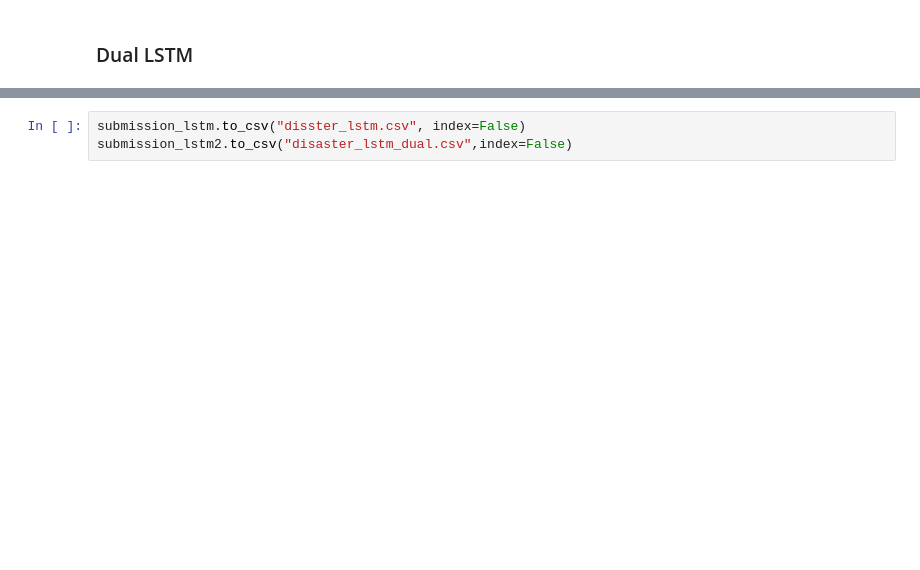
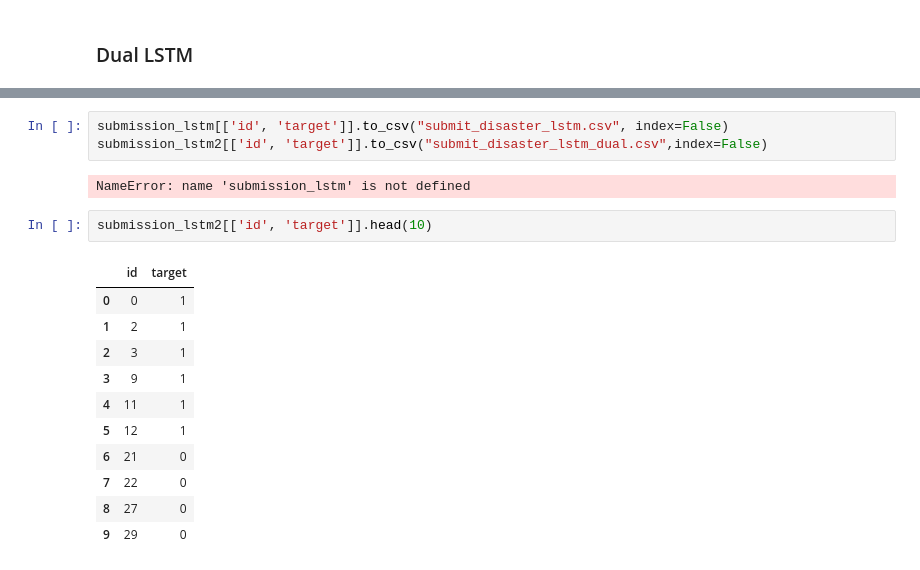
Before and after one commit to yogeshpv/DataScience, a Jupyter notebook: MSDS422_PracticalML/Assignment8/LanguageModelingRNN.ipynb, the cells around one changed output, grey strips where cells are left out. Drawn from its saved outputs; the diff is of its cells as text; blank space fills up the shorter version.

```diff
--- a/MSDS422_PracticalML/Assignment8/LanguageModelingRNN.ipynb
+++ b/MSDS422_PracticalML/Assignment8/LanguageModelingRNN.ipynb
@@ -916,3 +907,19 @@ submission_lstm2.head(10)
 # %%
-submission_lstm.to_csv("disster_lstm.csv", index=False)
-submission_lstm2.to_csv("disaster_lstm_dual.csv",index=False)
+submission_lstm[['id', 'target']].to_csv("submit_disaster_lstm.csv", index=False)
+submission_lstm2[['id', 'target']].to_csv("submit_disaster_lstm_dual.csv",index=False)
+# %% [output]
+NameError: name 'submission_lstm' is not defined
+# %%
+submission_lstm2[['id', 'target']].head(10)
+# %% [output]
+|  | id | target |
+| 0 | 0 | 1 |
+| 1 | 2 | 1 |
+| 2 | 3 | 1 |
+| 3 | 9 | 1 |
+| 4 | 11 | 1 |
+| 5 | 12 | 1 |
+| 6 | 21 | 0 |
+| 7 | 22 | 0 |
+| 8 | 27 | 0 |
+| 9 | 29 | 0 |
```
Also changed, not shown: parts of 9 cells of this notebook, 1 other file.
